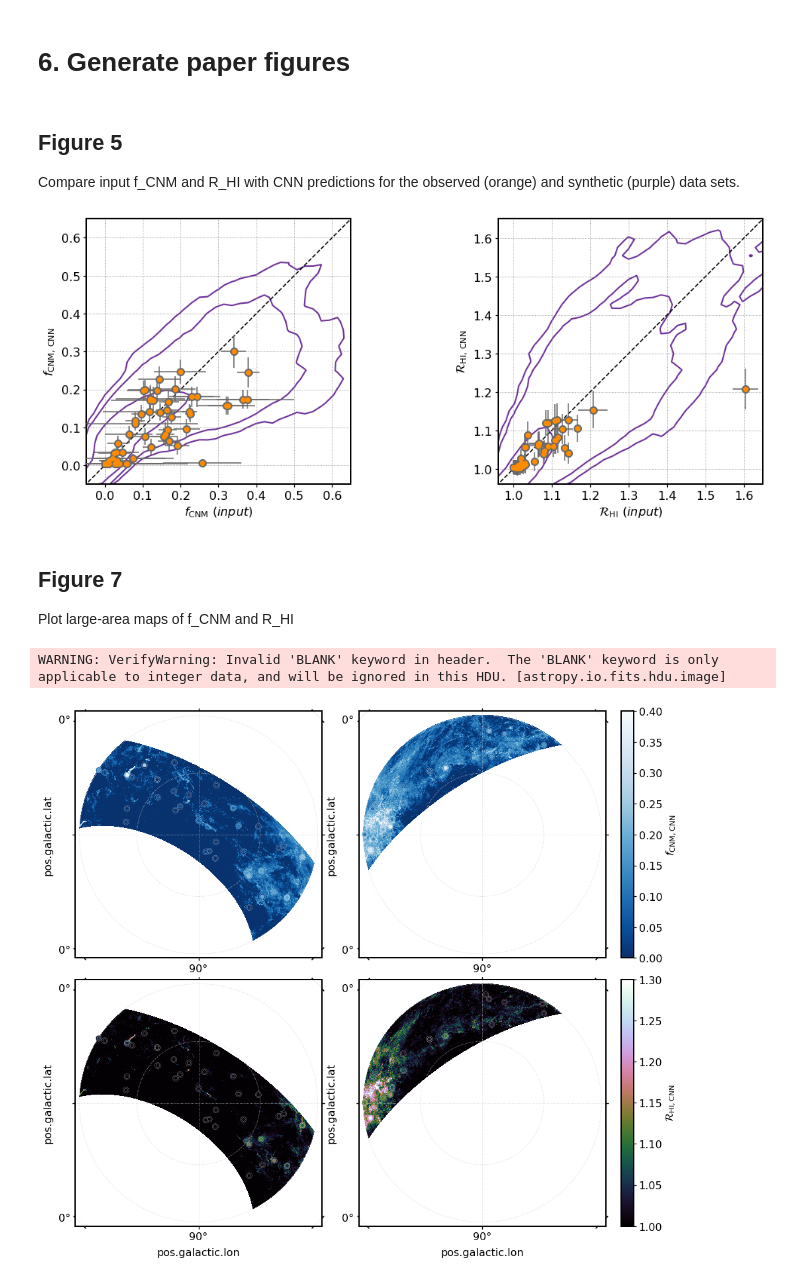
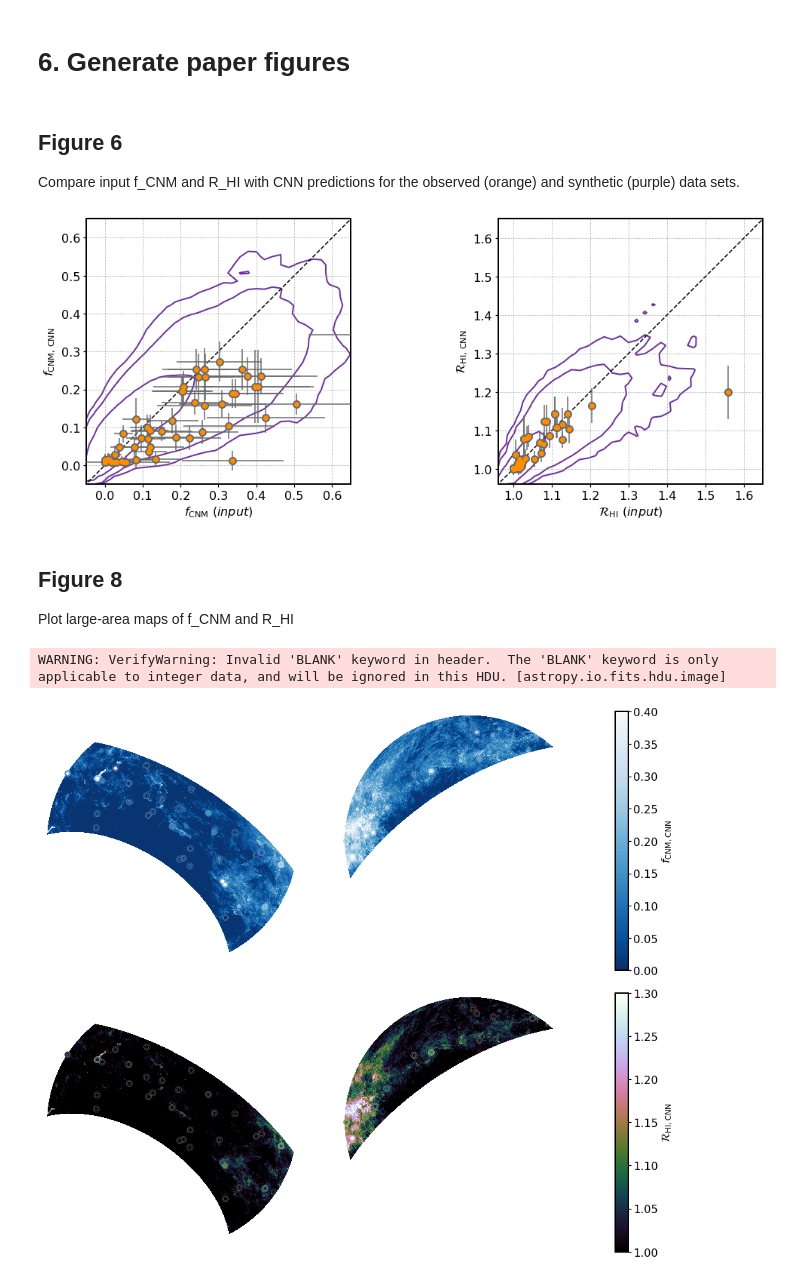
Before and after one commit to cmurray-astro/CNN_forthe_CNM, a Jupyter notebook: MPK20_analysis.ipynb, the cells around one changed output. Cells and saved outputs as stored; diff of their text form; code cells hidden in the pictures.

```diff
--- a/MPK20_analysis.ipynb
+++ b/MPK20_analysis.ipynb
@@ -327,7 +277,7 @@ def plot_cool_contours(xx, yy, kvals, ax,  find_grid=True, contourcolor=None, lw
 # %% [markdown]
 # 6. Generate paper figures
 # %% [markdown]
-## Figure 5
+## Figure 6
 
 Compare input f_CNM and R_HI with CNN predictions for the observed (orange) and synthetic (purple) data sets.
 # %%
@@ -342,8 +292,8 @@ kmin = -0.05
 kmax = 1.
 kvals = [kmin, kmax, kmin, kmax]
 
-ax.errorbar(obs['fcnm'], obs['fcnm_cnn'], xerr = obs['fcnm_err'],  yerr = obs['fcnm_cnn_err'], fmt='o', markersize=6,color='darkorange', ecolor='dimgrey', alpha=1.0, zorder=4, label=r'$\rm Observed$')
-ax.scatter(obs['fcnm'], obs['fcnm_cnn'], color='dimgrey', marker='o', zorder=3, s=100,alpha=1.0)
+ax.errorbar(obs['fcnm_obs'], obs['fcnm_cnn'], xerr = obs['fcnm_obs_err'],  yerr = obs['fcnm_cnn_err'], fmt='o', markersize=6,color='darkorange', ecolor='dimgrey', alpha=1.0, zorder=4, label=r'$\rm Observed$')
+ax.scatter(obs['fcnm_obs'], obs['fcnm_cnn'], color='dimgrey', marker='o', zorder=3, s=100,alpha=1.0)
 ax.grid(ls='dotted', color='grey')
 
 plot_cool_contours(Y_validate[:,0], Y_predicted[:,0],kvals, ax, 'bone')
@@ -358,8 +308,8 @@ kmin = 0.96
 kmax = 2.
 kvals = [kmin, kmax, kmin, kmax]
 
-ax2.errorbar(obs['rhi'], obs['rhi_cnn'], xerr = obs['rhi_err'], yerr = obs['rhi_cnn_err'], markersize=6, fmt='o', color='darkorange',  ecolor='dimgrey', alpha=1.0, zorder=4)
-ax2.scatter(obs['rhi'], obs['rhi_cnn'], color='dimgrey', marker='o', zorder=3, s=100, alpha=1.0)
+ax2.errorbar(obs['rhi_obs'], obs['rhi_cnn'], xerr = obs['rhi_obs_err'], yerr = obs['rhi_cnn_err'], markersize=6, fmt='o', color='darkorange',  ecolor='dimgrey', alpha=1.0, zorder=4)
+ax2.scatter(obs['rhi_obs'], obs['rhi_cnn'], color='dimgrey', marker='o', zorder=3, s=100, alpha=1.0)
 ax2.grid(ls='dotted', color='grey')
 
 plot_cool_contours(Y_validate[:,1], Y_predicted[:,1], kvals, ax2, 'bone')
@@ -378,9 +328,9 @@ ax.set_ylabel(r'$f_{\rm CNM,\,CNN}$')
 
 plt.tight_layout()
 # %% [output]
-[figure, old version]
+[figure, new version]
 # %% [markdown]
-## Figure 7
+## Figure 8
 
 Plot large-area maps of f_CNM and R_HI
 # %%
@@ -404,11 +354,11 @@ greyaval=1
 edgcolor='white'
 
 im =ax.imshow(fcnm_zea[1].data, origin='lower', cmap=good_cmap_fcnm, vmin=fcnm_min, vmax=fcnm_max) #, norm=LogNorm(),) #, vmin=0, vmax=0.4)
-ax.scatter(source_ngp[0],source_ngp[1], cmap = good_cmap_fcnm, c = obs['fcnm'], marker='o', edgecolor=edgcolor, s=30, lw=0.25,zorder=10, vmin=fcnm_min, vmax=fcnm_max)
+ax.scatter(source_ngp[0],source_ngp[1], cmap = good_cmap_fcnm, c = obs['fcnm_obs'], marker='o', edgecolor=edgcolor, s=30, lw=0.25,zorder=10, vmin=fcnm_min, vmax=fcnm_max)
 ax.scatter(source_ngp[0],source_ngp[1], cmap = good_cmap_fcnm, c = obs['fcnm_cnn'], marker='o', edgecolor=edgcolor, s=80, lw=0.25,zorder=9, vmin=fcnm_min, vmax=fcnm_max)
 
 ax2.imshow(fcnm_zea[3].data, origin='lower', cmap=good_cmap_fcnm, vmin=fcnm_min, vmax=fcnm_max) #, norm=LogNorm(), vmin=5e19, vmax=2e21) #, vmin=0, vmax=0.4)
-ax2.scatter(source_sgp[0],source_sgp[1], cmap = good_cmap_fcnm, c = obs['fcnm'], marker='o', edgecolor=edgcolor, s=30, lw=0.25,zorder=10, vmin=fcnm_min, vmax=fcnm_max)
+ax2.scatter(source_sgp[0],source_sgp[1], cmap = good_cmap_fcnm, c = obs['fcnm_obs'], marker='o', edgecolor=edgcolor, s=30, lw=0.25,zorder=10, vmin=fcnm_min, vmax=fcnm_max)
 ax2.scatter(source_sgp[0],source_sgp[1], cmap = good_cmap_fcnm, c = obs['fcnm_cnn'], marker='o', edgecolor=edgcolor, s=80, lw=0.25,zorder=9, vmin=fcnm_min, vmax=fcnm_max)
 
 ax.set_xlim(550,3550)
@@ -416,38 +366,47 @@ ax.set_ylim(550,3550)
 ax2.set_xlim(550,3550)
 ax2.set_ylim(550,3550)
 
+ax.set_axis_off()
+ax2.set_axis_off()
+
 plt.colorbar(im, ax=ax2, label=r'$f_{\rm CNM, CNN}$')
+
+
+
 
 good_cmap_rhi = plt.cm.get_cmap('cubehelix')
 good_cmap_rhi.set_bad('grey', 0.)
 
 ax = plt.subplot(223, projection=wcs_ngp)
 ax2 = plt.subplot(224, projection=wcs_ngp)
 
 ax.grid(ls='dotted', color=gridcolor)
 ax2.grid(ls='dotted', color=gridcolor)
 
 rhi_min = 1.
 rhi_max = 1.3
 
 im =ax.imshow(rhi_zea[1].data, origin='lower', cmap=good_cmap_rhi, vmin=rhi_min, vmax=rhi_max) #, norm=LogNorm(),) #, vmin=0, vmax=0.4)
-ax.scatter(source_ngp[0],source_ngp[1], cmap = good_cmap_rhi, c = obs['rhi'], marker='o', edgecolor=edgcolor, s=30, lw=0.25,zorder=10, vmin=rhi_min, vmax=rhi_max)
+ax.scatter(source_ngp[0],source_ngp[1], cmap = good_cmap_rhi, c = obs['rhi_obs'], marker='o', edgecolor=edgcolor, s=30, lw=0.25,zorder=10, vmin=rhi_min, vmax=rhi_max)
 ax.scatter(source_ngp[0],source_ngp[1], cmap = good_cmap_rhi, c = obs['rhi_cnn'], marker='o', edgecolor=edgcolor, s=80, lw=0.25,zorder=9, vmin=rhi_min, vmax=rhi_max)
 
 ax2.imshow(rhi_zea[3].data, origin='lower', cmap=good_cmap_rhi, vmin=rhi_min, vmax=rhi_max) #, vmin=0.03, vmax=0.2) #, norm=LogNorm(), vmin=5e19, vmax=2e21) #, vmin=0, vmax=0.4)
-ax2.scatter(source_sgp[0],source_sgp[1], cmap = good_cmap_rhi, c = obs['rhi'], marker='o', edgecolor=edgcolor, s=30, lw=0.25,zorder=10, vmin=rhi_min, vmax=rhi_max)
+ax2.scatter(source_sgp[0],source_sgp[1], cmap = good_cmap_rhi, c = obs['rhi_obs'], marker='o', edgecolor=edgcolor, s=30, lw=0.25,zorder=10, vmin=rhi_min, vmax=rhi_max)
 ax2.scatter(source_sgp[0],source_sgp[1], cmap = good_cmap_rhi, c = obs['rhi_cnn'], marker='o', edgecolor=edgcolor, s=80, lw=0.25,zorder=9, vmin=rhi_min, vmax=rhi_max)
 
 ax.set_xlim(550,3550)
 ax.set_ylim(550,3550)
 ax2.set_xlim(550,3550)
 ax2.set_ylim(550,3550)
 
+ax.set_axis_off()
+ax2.set_axis_off()
+
 plt.colorbar(im, ax=ax2, label=r'$\mathcal{R}_{\rm HI, CNN}$')
 
 plt.tight_layout()
 plt.subplots_adjust(wspace=0)
 # %% [output]
 WARNING: VerifyWarning: Invalid 'BLANK' keyword in header.  The 'BLANK' keyword is only applicable to integer data, and will be ignored in this HDU. [astropy.io.fits.hdu.image]
-[figure, old version]
+[figure, new version]
 # %% [markdown]
```
Also changed, not shown: parts of 11 cells of this notebook, 1 other file.
